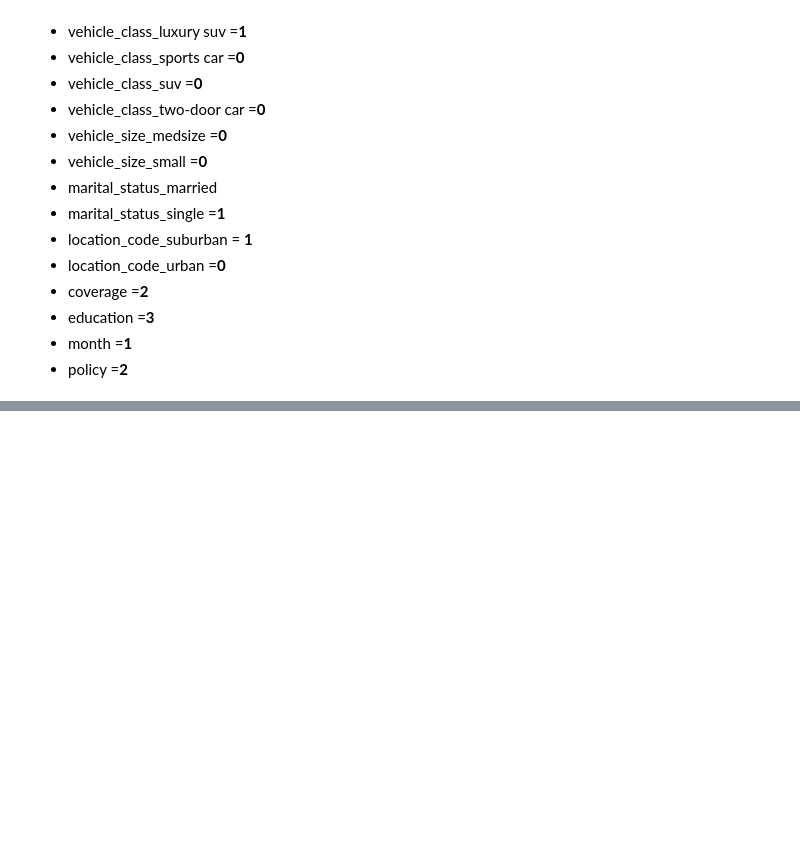
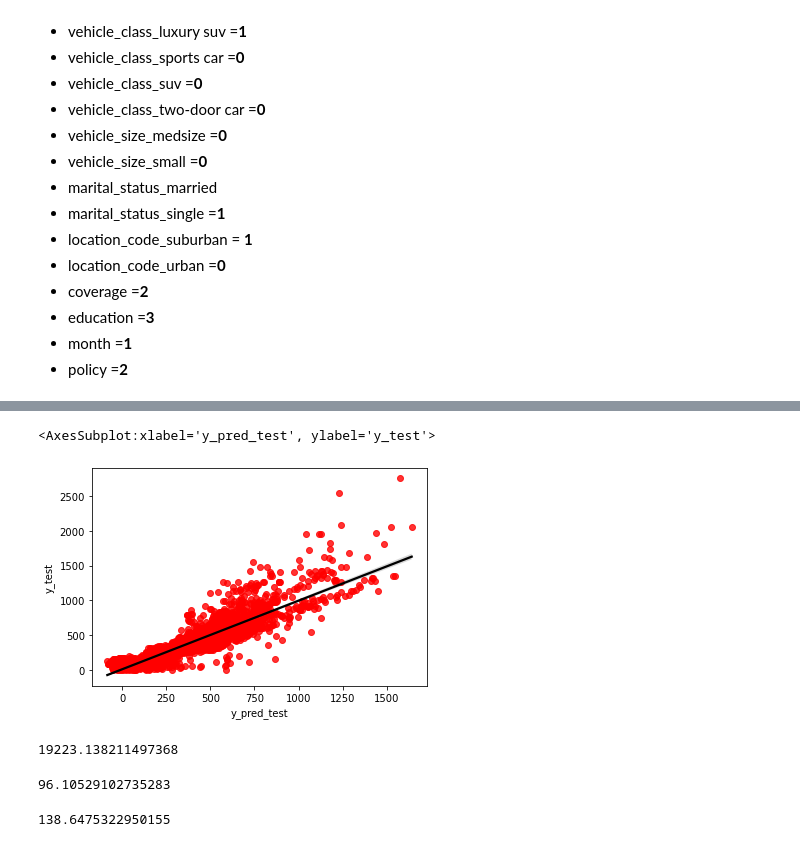
Before and after one commit to ellagoesbeyond/DA_Lab, a Jupyter notebook: week 4/week_four_day_4_LAB_Data_Modeling.ipynb, the cells around one changed output, grey strips where cells are left out. Cells and saved outputs as stored; diff of their text form; code cells hidden in the pictures; blank space fills up the shorter version.

```diff
--- a/week 4/week_four_day_4_LAB_Data_Modeling.ipynb
+++ b/week 4/week_four_day_4_LAB_Data_Modeling.ipynb
@@ -270,0 +323,2 @@ NameError: name 'new_data' is not defined
+# %%
+result=pd.DataFrame({"y_test":y_test,"y_pred_test":y_pred_test})
@@ -270,0 +351,17 @@ NameError: name 'new_data' is not defined
+# %%
+sns.regplot(x="y_pred_test", y="y_test", data=result, scatter_kws={"color":"red"}, line_kws={"color":"black"})
+# %% [output]
+<AxesSubplot:xlabel='y_pred_test', ylabel='y_test'>
+[figure, added]
+# %%
+print(mse(y_test,y_pred_test))
+# %% [output]
+19223.138211497368
+# %%
+print(mae(y_test,y_pred_test))
+# %% [output]
+96.10529102735283
+# %%
+print(mse(y_test, y_pred_test, squared=False))
+# %% [output]
+138.6475322950155
```
Also changed, not shown: parts of 22 cells of this notebook.
